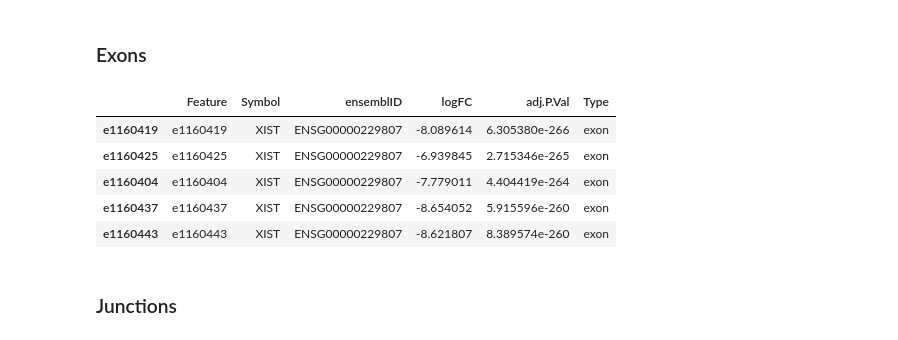
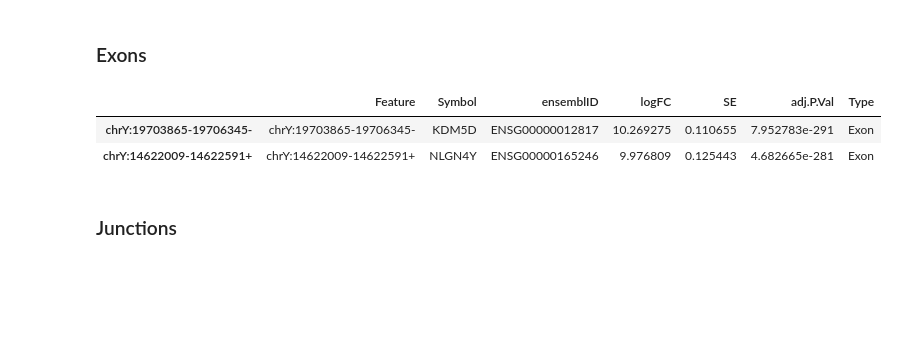
Before and after one commit to LieberInstitute/sex_differences_sz, a Jupyter notebook: differential_expression/hippocampus/metrics_summary/_m/main.ipynb, the cells around one changed output. Cells and saved outputs as stored; diff of their text form; code cells hidden in the pictures; blank space fills up the shorter version.

```diff
--- a/differential_expression/hippocampus/metrics_summary/_m/main.ipynb
+++ b/differential_expression/hippocampus/metrics_summary/_m/main.ipynb
@@ -41,18 +39,11 @@ trans.head()
 # %% [markdown]
 ### Exons
-# %%
-exons = pd.read_csv('../../_m/exons/diffExpr_maleVfemale_full.txt', sep='\t', index_col=0)
-exons = exons[(exons['adj.P.Val'] < 0.05)].sort_values('adj.P.Val')
-exons['Feature'] = exons.index
-exons = exons[['Feature', 'Symbol', 'ensemblID', 'logFC', 'adj.P.Val']]
-exons['Type'] = 'exon'
-exons.head()
-# %% [output]
-|  | Feature | Symbol | ensemblID | logFC | adj.P.Val | Type |
-| e1160419 | e1160419 | XIST | ENSG00000229807 | -8.089614 | 6.305380e-266 | exon |
-| e1160425 | e1160425 | XIST | ENSG00000229807 | -6.939845 | 2.715346e-265 | exon |
-| e1160404 | e1160404 | XIST | ENSG00000229807 | -7.779011 | 4.404419e-264 | exon |
-| e1160437 | e1160437 | XIST | ENSG00000229807 | -8.654052 | 5.915596e-260 | exon |
-| e1160443 | e1160443 | XIST | ENSG00000229807 | -8.621807 | 8.389574e-260 | exon |
+# %%
+exons = annotate_DE("Exon")
+exons.head(2)
+# %% [output]
+|  | Feature | Symbol | ensemblID | logFC | SE | adj.P.Val | Type |
+| chrY:19703865-19706345- | chrY:19703865-19706345- | KDM5D | ENSG00000012817 | 10.269275 | 0.110655 | 7.952783e-291 | Exon |
+| chrY:14622009-14622591+ | chrY:14622009-14622591+ | NLGN4Y | ENSG00000165246 | 9.976809 | 0.125443 | 4.682665e-281 | Exon |
 # %% [markdown]
 ### Junctions
```
Also changed, not shown: parts of 51 cells of this notebook, 16 other files.
